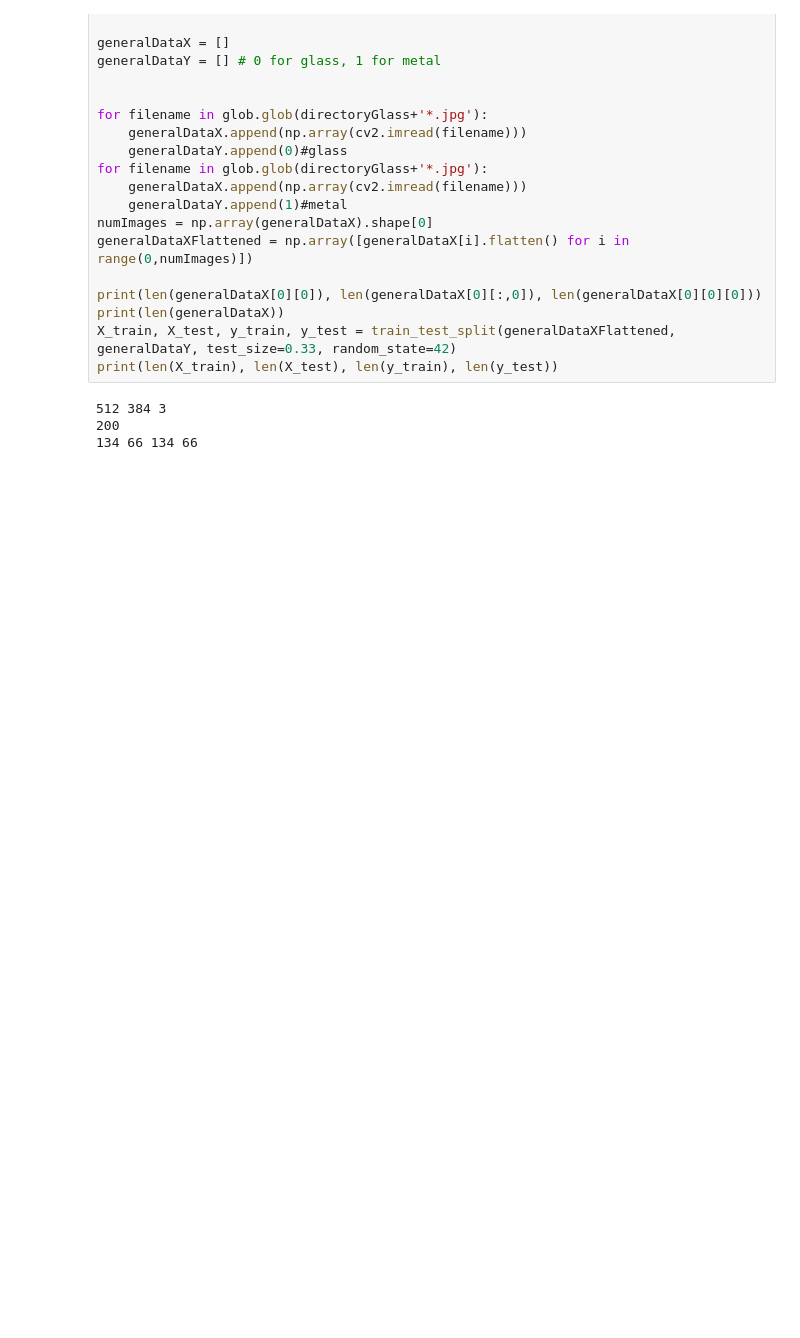
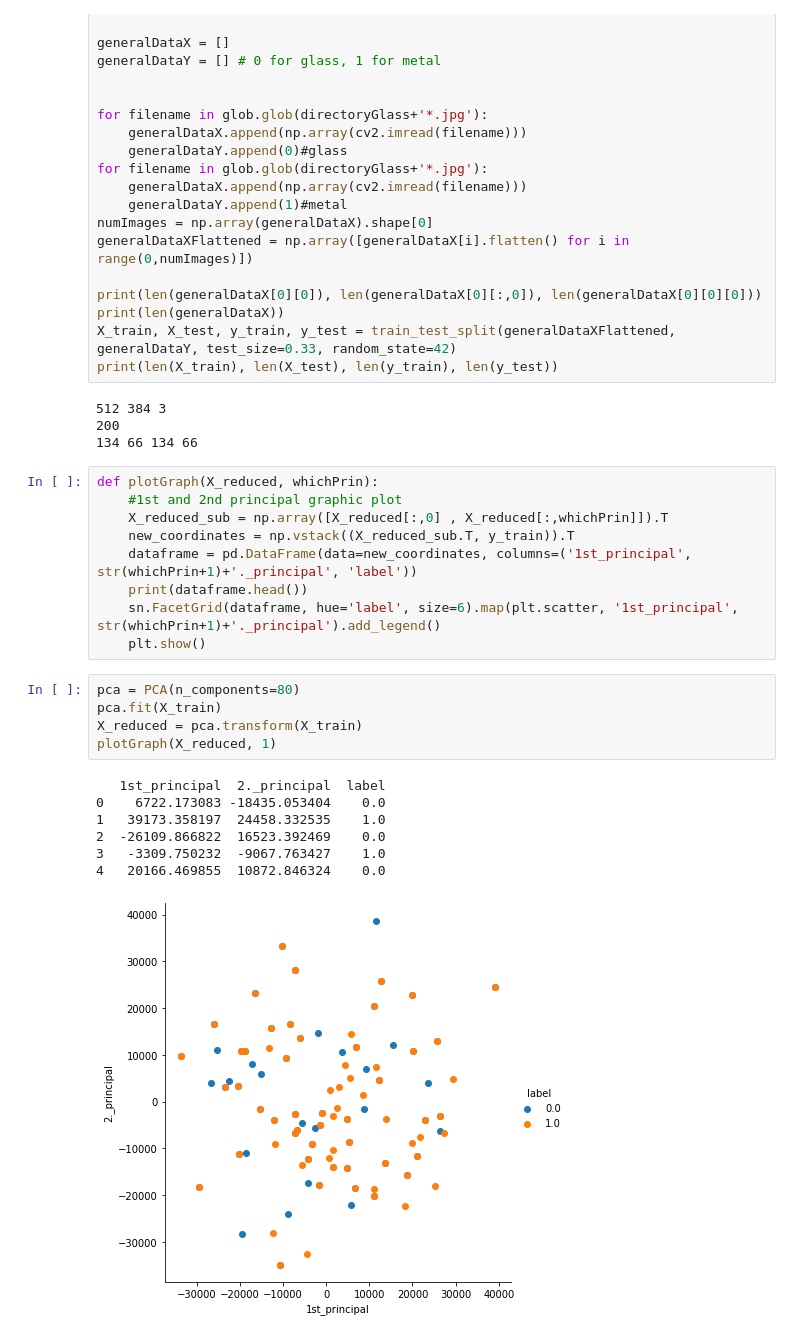
Before and after one commit to nidaKorsan/Metal-Glass-Classification, a Jupyter notebook: classification.ipynb, the cells around one changed output. Cells and saved outputs as stored; diff of their text form; blank space fills up the shorter version.

```diff
--- a/classification.ipynb
+++ b/classification.ipynb
@@ -36,3 +42,25 @@ print(len(X_train), len(X_test), len(y_train), len(y_test))
 512 384 3
 200
 134 66 134 66
+# %%
+def plotGraph(X_reduced, whichPrin):
+    #1st and 2nd principal graphic plot
+    X_reduced_sub = np.array([X_reduced[:,0] , X_reduced[:,whichPrin]]).T
+    new_coordinates = np.vstack((X_reduced_sub.T, y_train)).T
+    dataframe = pd.DataFrame(data=new_coordinates, columns=('1st_principal', str(whichPrin+1)+'._principal', 'label'))
+    print(dataframe.head())
+    sn.FacetGrid(dataframe, hue='label', size=6).map(plt.scatter, '1st_principal', str(whichPrin+1)+'._principal').add_legend()
+    plt.show()
+# %%
+pca = PCA(n_components=80)
+pca.fit(X_train)
+X_reduced = pca.transform(X_train)
+plotGraph(X_reduced, 1)
+# %% [output]
+   1st_principal  2._principal  label
+0    6722.173083 -18435.053404    0.0
+1   39173.358197  24458.332535    1.0
+2  -26109.866822  16523.392469    0.0
+3   -3309.750232  -9067.763427    1.0
+4   20166.469855  10872.846324    0.0
+[figure, added]
```
Also changed, not shown: parts of 3 cells of this notebook.
